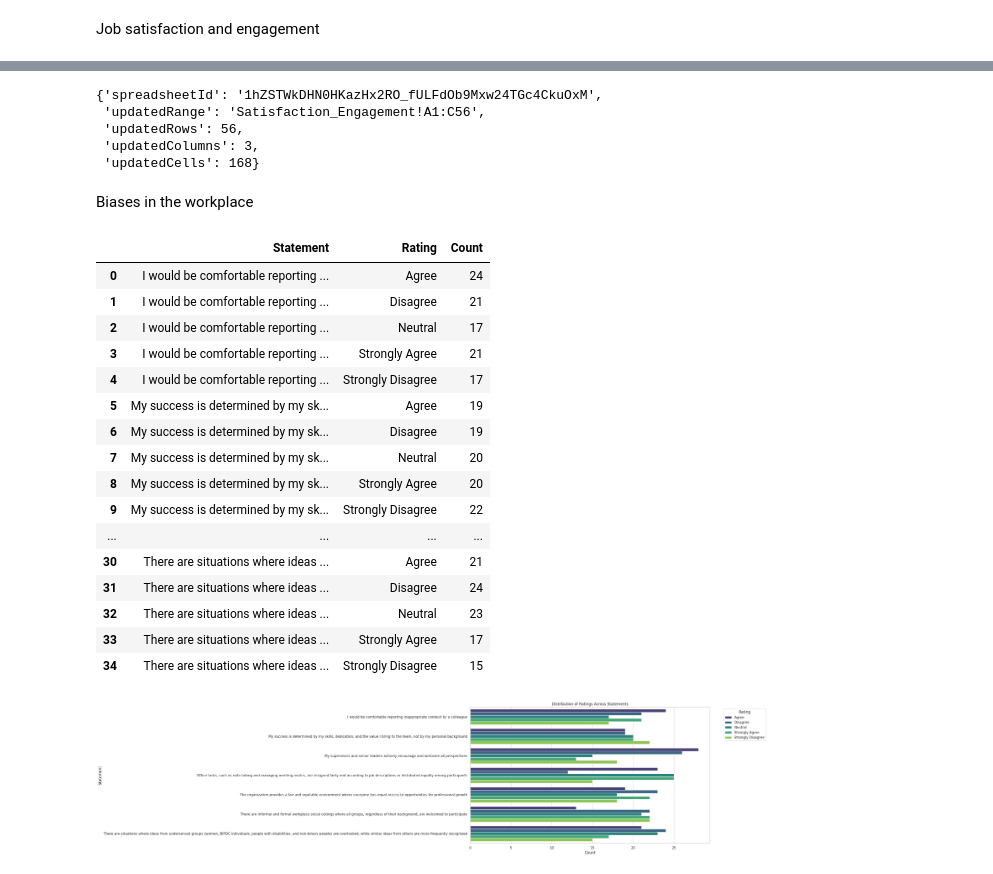
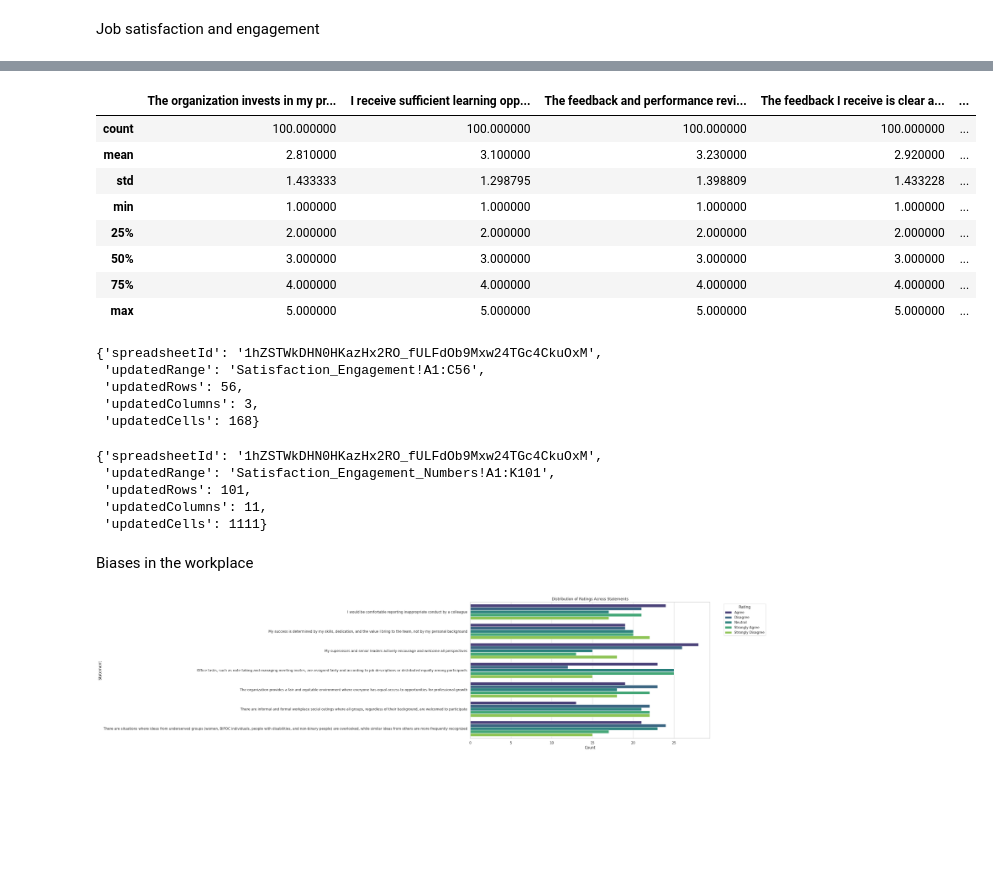
Before and after one commit to abdyraman/annualsatisfactionsurvey, a Jupyter notebook: annualsatisfaction.ipynb, the cells around one changed output, grey strips where cells are left out. Drawn from its saved outputs; the diff is of its cells as text; code cells hidden in the pictures; blank space fills up the shorter version.

```diff
--- a/annualsatisfaction.ipynb
+++ b/annualsatisfaction.ipynb
@@ -615,3 +609,16 @@ plotting(rating_counts_values_satis_engage)
+# %%
+SatisfactionEngagementNumbers = satisfaction_engagement(num)
+SatisfactionEngagementNumbers.describe()
+# %% [output]
+|  | The organization invests in my pr... | I receive sufficient learning opp... | The feedback and performance revi... | The feedback I receive is clear a... | ... |
+| count | 100.000000 | 100.000000 | 100.000000 | 100.000000 | ... |
+| mean | 2.810000 | 3.100000 | 3.230000 | 2.920000 | ... |
+| std | 1.433333 | 1.298795 | 1.398809 | 1.433228 | ... |
+| min | 1.000000 | 1.000000 | 1.000000 | 1.000000 | ... |
+| 25% | 2.000000 | 2.000000 | 2.000000 | 2.000000 | ... |
+| 50% | 3.000000 | 3.000000 | 3.000000 | 3.000000 | ... |
+| 75% | 4.000000 | 4.000000 | 4.000000 | 4.000000 | ... |
+| max | 5.000000 | 5.000000 | 5.000000 | 5.000000 | ... |
 # %%
  # Create a new worksheet
 new_sheet_title = "Satisfaction_Engagement"  # Desired sheet name
@@ -625,39 +632,39 @@ worksheet.update([rating_counts_values_satis_engage.columns.values.tolist()] + r
  'updatedRows': 56,
  'updatedColumns': 3,
  'updatedCells': 168}
+# %%
+ # Create a new worksheet
+new_sheet_title = "Satisfaction_Engagement_Numbers"  # Desired sheet name
+worksheet = sheet.add_worksheet(title=new_sheet_title, rows="100", cols="10")  # Adjust rows and cols as needed
+
+# Update the new worksheet with DataFrame content
+worksheet.update([SatisfactionEngagementNumbers.columns.values.tolist()] + SatisfactionEngagementNumbers.values.tolist())
+# %% [output]
+{'spreadsheetId': '1hZSTWkDHN0HKazHx2RO_fULFdOb9Mxw24TGc4CkuOxM',
+ 'updatedRange': 'Satisfaction_Engagement_Numbers!A1:K101',
+ 'updatedRows': 101,
+ 'updatedColumns': 11,
+ 'updatedCells': 1111}
 # %% [markdown]
 Biases in the workplace
 # %%
-values_biases=df_text[["Please rate the following statements on a scale from 'Strongly Disagree' to 'Strongly Agree' [My success is determined by my skills, dedication, and the value I bring to the team, not by my personal background]"
-       ,"Please rate the following statements on a scale from 'Strongly Disagree' to 'Strongly Agree' [The organization provides a fair and equitable environment where everyone has equal access to opportunities for professional growth]"
-       ,"Please rate the following statements on a scale from 'Strongly Disagree' to 'Strongly Agree' [My supervisors and senior leaders actively encourage and welcome all perspectives]"
-       ,"Please rate the following statements on a scale from 'Strongly Disagree' to 'Strongly Agree' [There are situations where ideas from underserved groups (women, BIPOC individuals, people with disabilities, and non-binary people) are overlooked, while similar ideas from others are more frequently recognized]"
-       ,"Please rate the following statements on a scale from 'Strongly Disagree' to 'Strongly Agree' [Office tasks, such as note-taking and managing meeting invites, are assigned fairly and according to job descriptions or distributed equally among participants]"
-       ,"Please rate the following statements on a scale from 'Strongly Disagree' to 'Strongly Agree' [There are informal and formal workplace social outings where all groups, regardless of their background, are welcomed to participate]"
-       ,"Please rate the following statements on a scale from 'Strongly Disagree' to 'Strongly Agree' [I would be comfortable reporting inappropriate conduct by a colleague]"]]
+def values_biases(df):
+  biases=df[["My success is determined by my skills, dedication, and the value I bring to the team, not by my personal background"
+       ,"The organization provides a fair and equitable environment where everyone has equal access to opportunities for professional growth"
+       ,"My supervisors and senior leaders actively encourage and welcome all perspectives"
+       ,"There are situations where ideas from underserved groups (women, BIPOC individuals, people with disabilities, and non-binary people) are overlooked, while similar ideas from others are more frequently recognized"
+       ,"Office tasks, such as note-taking and managing meeting invites, are assigned fairly and according to job descriptions or distributed equally among participants"
+       ,"There are informal and formal workplace social outings where all groups, regardless of their background, are welcomed to participate"
+       ,"I would be comfortable reporting inappropriate conduct by a colleague"]]
+  return biases
 # Process the DataFrame
-rating_counts_values_biases = processing_data(values_biases)
+rating_counts_values_biases = values_biases(text)
 
-# Display the result
-rating_counts_values_biases
+#     # Melt the DataFrame to long format
+melted_values = rating_counts_values_biases.melt(var_name='Statement', value_name='Rating')
+
+#     # Count occurrences of each rating per statement
+rating_counts_biases = melted_values.groupby(['Statement', 'Rating']).size().reset_index(name='Count')
-# %% [output]
-|  | Statement | Rating | Count |
-| 0 | I would be comfortable reporting ... | Agree | 24 |
-| 1 | I would be comfortable reporting ... | Disagree | 21 |
-| 2 | I would be comfortable reporting ... | Neutral | 17 |
-| 3 | I would be comfortable reporting ... | Strongly Agree | 21 |
-| 4 | I would be comfortable reporting ... | Strongly Disagree | 17 |
-| 5 | My success is determined by my sk... | Agree | 19 |
-| 6 | My success is determined by my sk... | Disagree | 19 |
-| 7 | My success is determined by my sk... | Neutral | 20 |
-| 8 | My success is determined by my sk... | Strongly Agree | 20 |
-| 9 | My success is determined by my sk... | Strongly Disagree | 22 |
-| ... | ... | ... | ... |
-| 30 | There are situations where ideas ... | Agree | 21 |
-| 31 | There are situations where ideas ... | Disagree | 24 |
-| 32 | There are situations where ideas ... | Neutral | 23 |
-| 33 | There are situations where ideas ... | Strongly Agree | 17 |
-| 34 | There are situations where ideas ... | Strongly Disagree | 15 |
 # %%
 plotting(rating_counts_values_biases)
 # %% [output]
```
Also changed, not shown: parts of 19 cells of this notebook.
